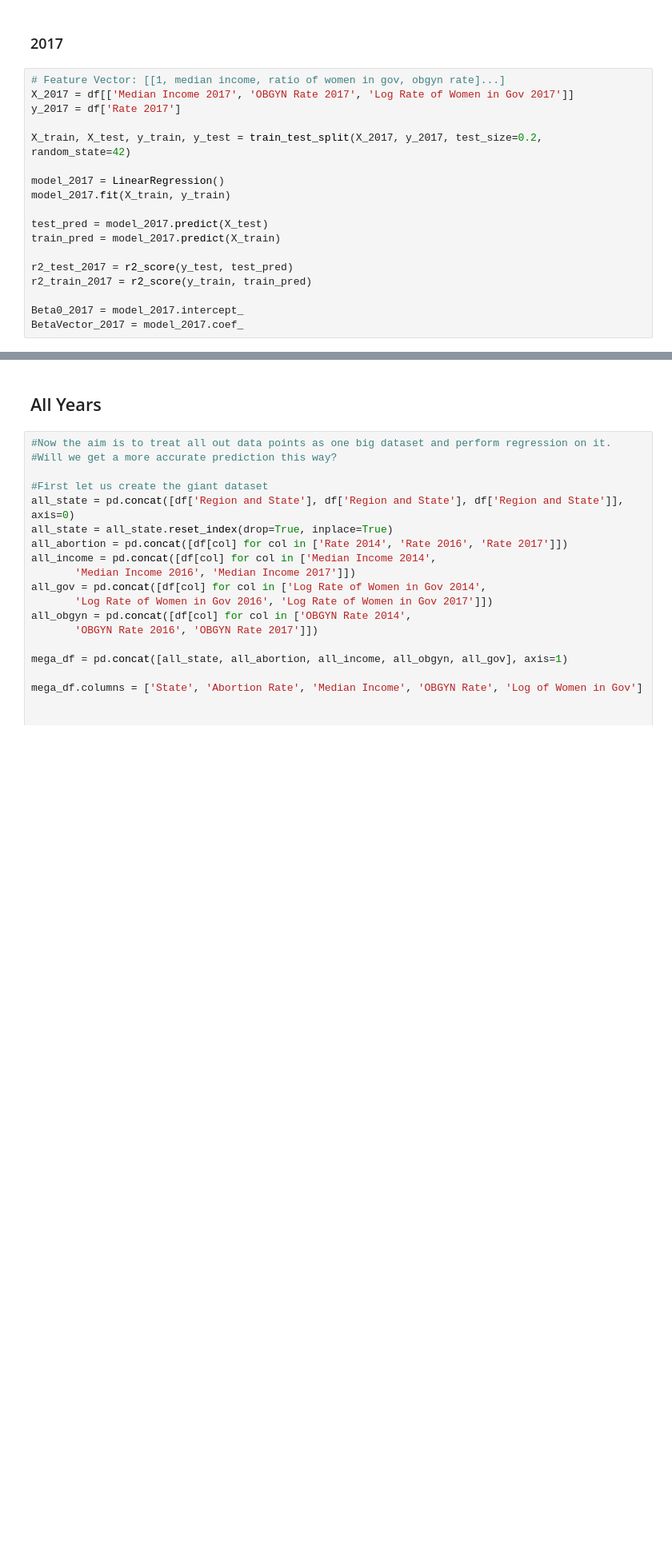
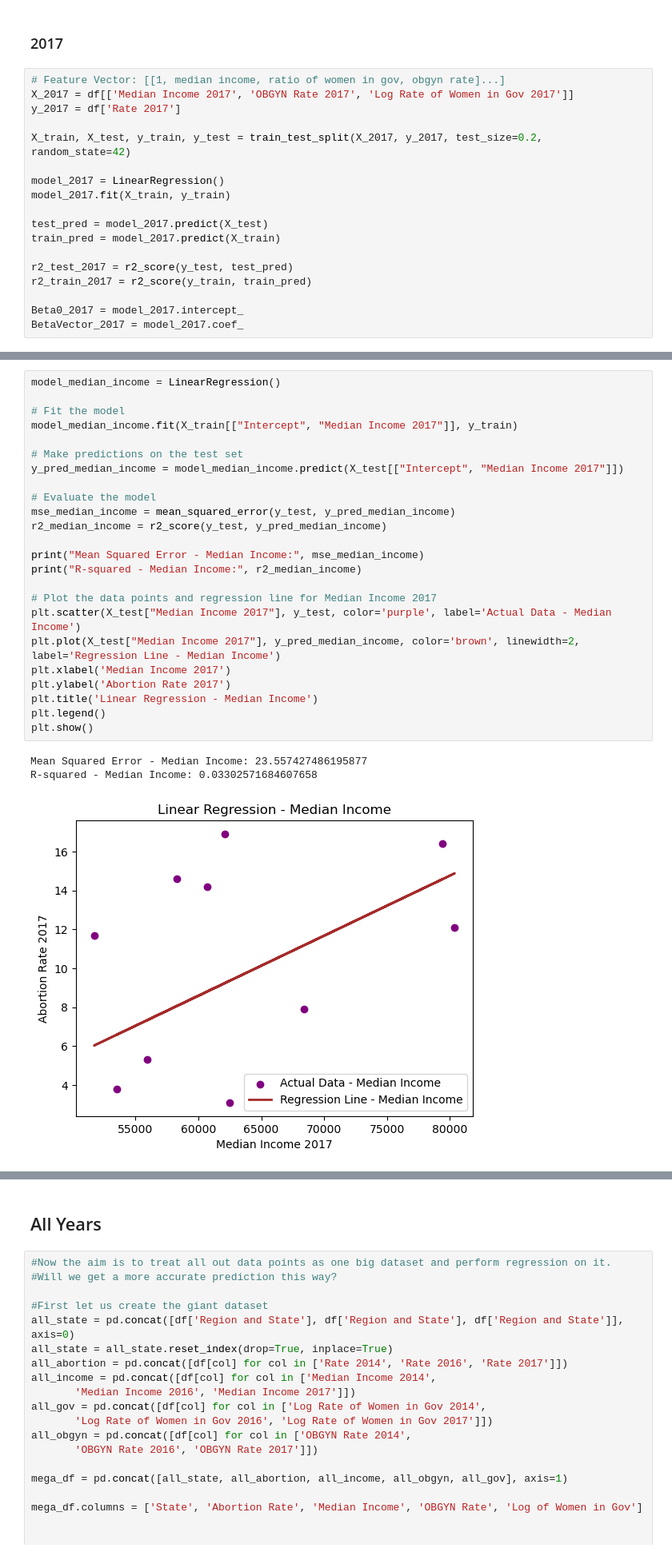
Before and after one commit to COGS108/Group070_WI24, a Jupyter notebook: FinalProject_Group070_WI24.ipynb, the cells around one changed output, grey strips where cells are left out. Shown: that part at 80% size. Cells and saved outputs as stored; diff of their text form; blank space fills up the shorter version.

```diff
--- a/FinalProject_Group070_WI24.ipynb
+++ b/FinalProject_Group070_WI24.ipynb
@@ -880,0 +918,28 @@ Intercept: 0.9739371919446942
+# %%
+model_median_income = LinearRegression()
+
+# Fit the model
+model_median_income.fit(X_train[["Intercept", "Median Income 2017"]], y_train)
+
+# Make predictions on the test set
+y_pred_median_income = model_median_income.predict(X_test[["Intercept", "Median Income 2017"]])
+
+# Evaluate the model
+mse_median_income = mean_squared_error(y_test, y_pred_median_income)
+r2_median_income = r2_score(y_test, y_pred_median_income)
+
+print("Mean Squared Error - Median Income:", mse_median_income)
+print("R-squared - Median Income:", r2_median_income)
+
+# Plot the data points and regression line for Median Income 2017
+plt.scatter(X_test["Median Income 2017"], y_test, color='purple', label='Actual Data - Median Income')
+plt.plot(X_test["Median Income 2017"], y_pred_median_income, color='brown', linewidth=2, label='Regression Line - Median Income')
+plt.xlabel('Median Income 2017')
+plt.ylabel('Abortion Rate 2017')
+plt.title('Linear Regression - Median Income')
+plt.legend()
+plt.show()
+# %% [output]
+Mean Squared Error - Median Income: 23.557427486195877
+R-squared - Median Income: 0.03302571684607658
+[figure, added]
```
Also changed, not shown: parts of 8 cells of this notebook.
